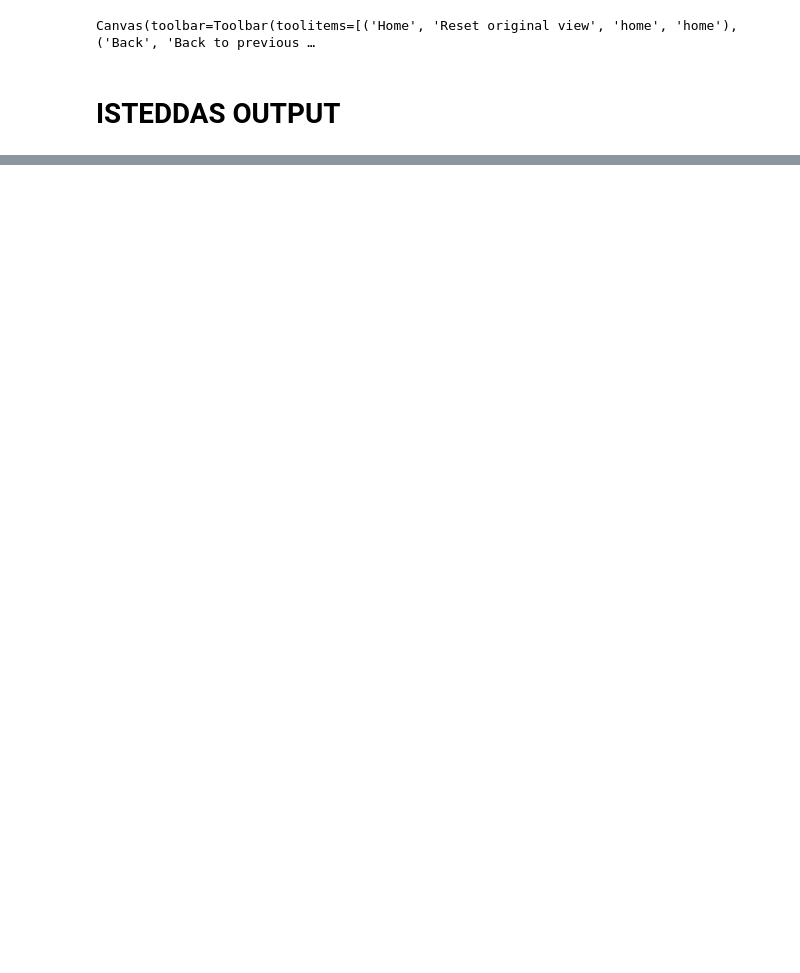
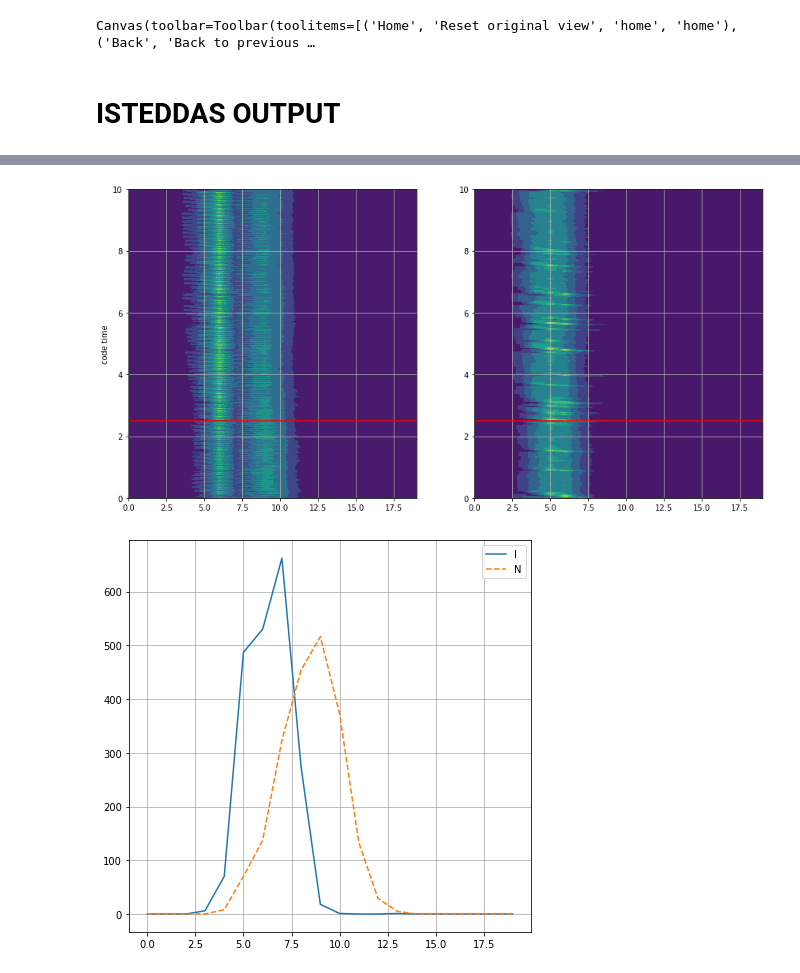
Before and after one commit to mattiamencagli/my-python-plots, a Jupyter notebook: prova_arc_in_isteddas.ipynb, the cells around one changed output, grey strips where cells are left out. Cells and saved outputs as stored; diff of their text form; code cells hidden in the pictures; blank space fills up the shorter version.

```diff
--- a/prova_arc_in_isteddas.ipynb
+++ b/prova_arc_in_isteddas.ipynb
@@ -465,20 +457,29 @@ Canvas(toolbar=Toolbar(toolitems=[('Home', 'Reset original view', 'home', 'home'
 # %% [markdown]
 # ISTEDDAS OUTPUT
 # %%
-direc = '/home/matti/programming/isteddas/cmake-build-debug/bin/'
+# direc = '/home/matti/programming/isteddas/cmake-build-debug/bin/'
+direc = '/home/matti/programming/isteddas/build/bin/'
 out = 'output/'
 lf = 'logfiles/'
 name = 'diagnostic.dat'
 nameT = 'timeprofile.dat.TOT'
+nameB = 'blocks_current.dat'
 f = open(direc + out + name)
 fT = open(direc + lf + nameT)
+fB = open(direc + out + nameB)
 file=f.readlines()
 fileT=fT.readlines()
+fileB=fB.readlines()
 f.close()
 fT.close()
 file.pop(0)
 fileT.pop(0)
 err = np.loadtxt(file)
-time = np.loadtxt(fileT)
+# time = np.loadtxt(fileT)
+lim = 20
+Nbl,Ibl,Tbl,bl = matti.read_blocks(fileB,lim)
 print(err.shape)
-print(time.shape)
+# print(time.shape)
+print(Nbl.shape,Ibl.shape,Tbl.shape,bl.shape)
+print(Tbl.shape, bl.shape)
+del(file, fileT, fileB)
@@ -514,0 +524,28 @@ _ = plt.ylabel('relative error angular momentum', fontsize=fs)
+# %%
+%matplotlib inline
+
+cut = 160
+
+n = 1.5
+fig = plt.figure(276, figsize=[n*4.8*2,n*4.8])
+gs = fig.add_gridspec(1,2)
+axN = fig.add_subplot(gs[0,0])
+axI = fig.add_subplot(gs[0,1])
+
+_ = axN.contourf(bl, Tbl, Nbl) # norm=matplotlib.colors.LogNorm()
+_ = axI.contourf(bl, Tbl, Ibl)
+_ = axN.hlines(Tbl[cut], 0,lim-1, color='red')
+_ = axI.hlines(Tbl[cut], 0,lim-1, color='red')
+_ = axI.grid()
+_ = axN.grid()
+_ = axN.set_ylabel('code time')
+# plt.colorbar(im, ax=axes.ravel().tolist())
+
+fig = plt.figure(277, figsize=[n*4.8,n*4.8])
+_ = plt.plot(Ibl[cut], label='I')
+_ = plt.plot(Nbl[cut], label='N', linestyle='--')
+_ = plt.grid()
+_ = plt.legend()
+# %% [output]
+[figure, added]
+[figure, added]
```
Also changed, not shown: parts of 11 cells of this notebook, 4 other files.
